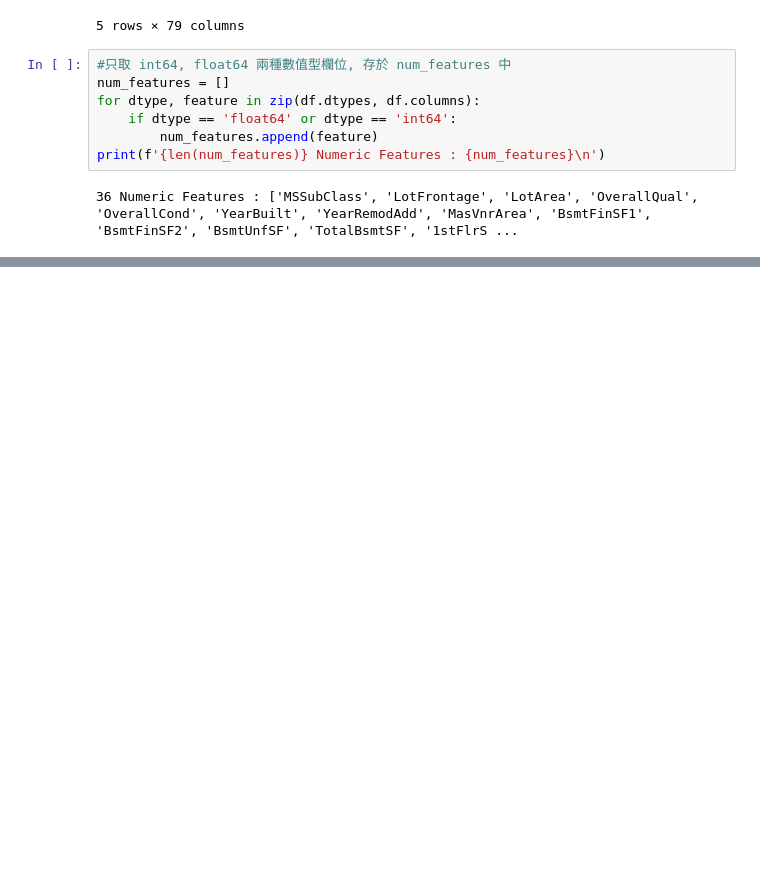
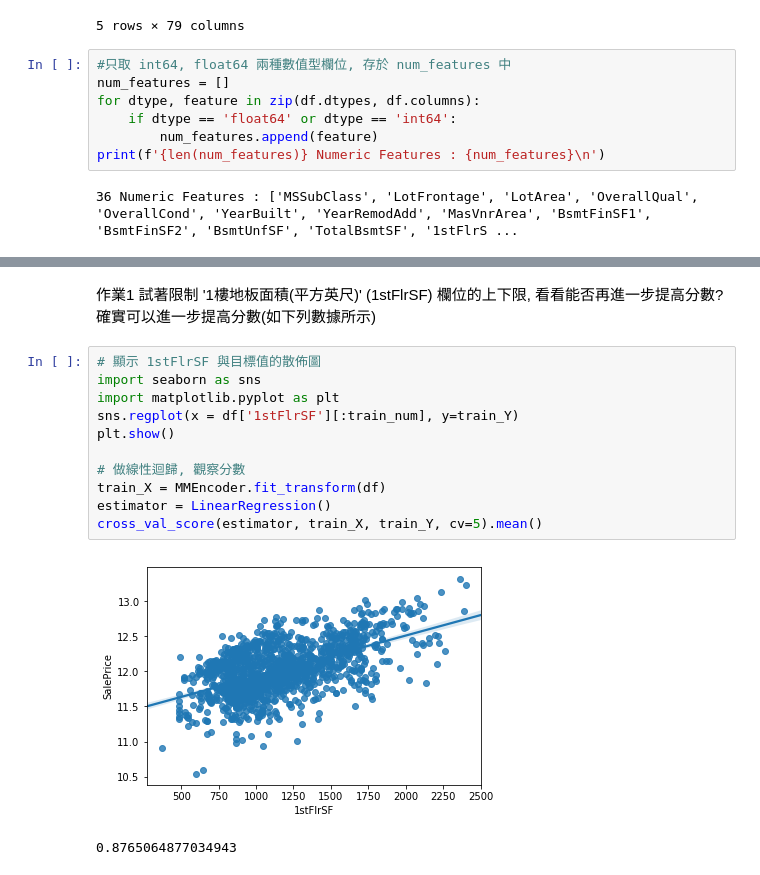
Before and after one commit to scolin912/3rd-ML100Days, a Jupyter notebook: homework/Day_010_HW.ipynb, the cells around one changed output, grey strips where cells are left out. Drawn from its saved outputs; the diff is of its cells as text; blank space fills up the shorter version.

```diff
--- a/homework/Day_010_HW.ipynb
+++ b/homework/Day_010_HW.ipynb
@@ -69 +70,19 @@ cross_val_score(estimator, train_X, train_Y, cv=5).mean()
+# %% [markdown]
+作業1
+試著限制 '1樓地板面積(平方英尺)' (1stFlrSF) 欄位的上下限, 看看能否再進一步提高分數?
+確實可以進一步提高分數(如下列數據所示)
+# %%
+# 顯示 1stFlrSF 與目標值的散佈圖
+import seaborn as sns
+import matplotlib.pyplot as plt
+sns.regplot(x = df['1stFlrSF'][:train_num], y=train_Y)
+plt.show()
+
+# 做線性迴歸, 觀察分數
+train_X = MMEncoder.fit_transform(df)
+estimator = LinearRegression()
+cross_val_score(estimator, train_X, train_Y, cv=5).mean()
+# %% [output]
+[figure, added]
+0.8765064877034943
 # %%
```
Also changed, not shown: parts of 10 cells of this notebook.
